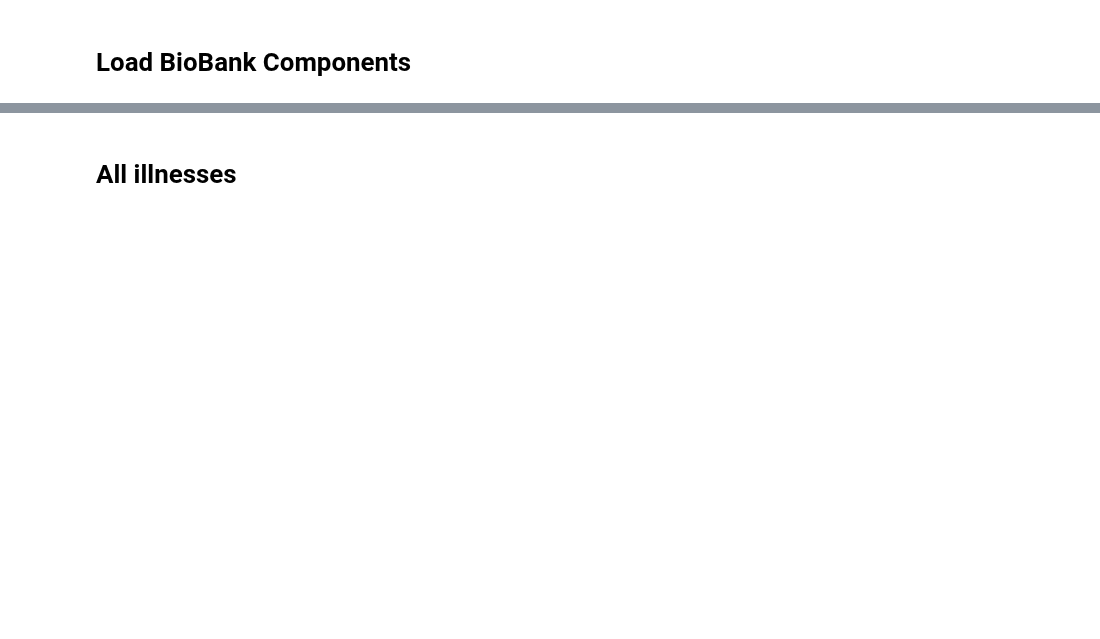
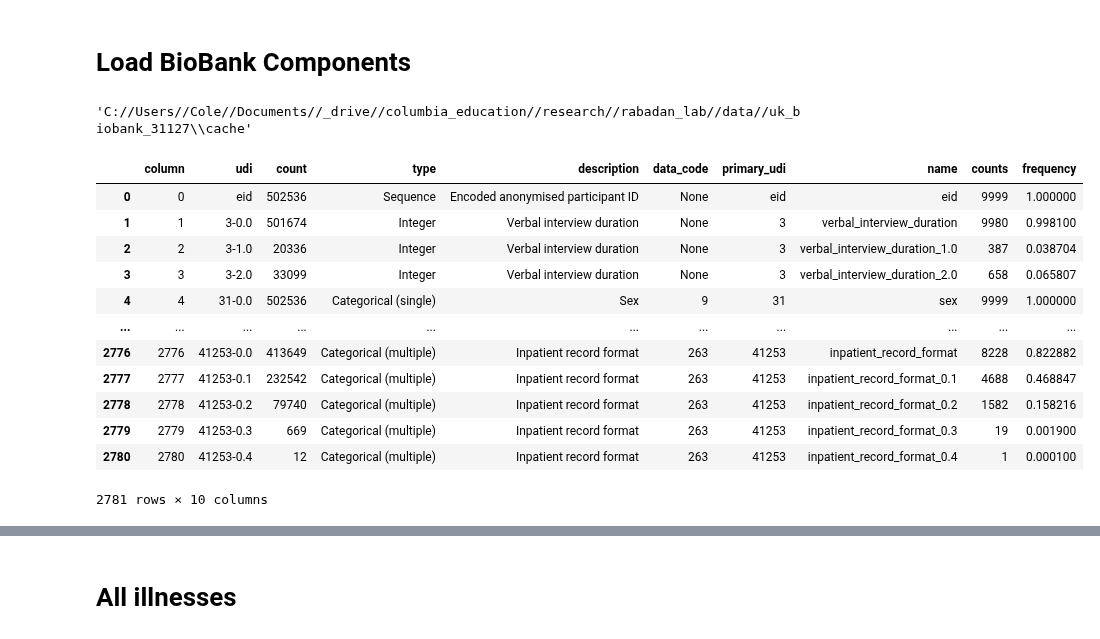
Before and after one commit to cole-khamnei/HLA_genotyping_associations, a Jupyter notebook: notebooks/comorbid_graph.ipynb, the cells around one changed output, grey strips where cells are left out. Cells and saved outputs as stored; diff of their text form; code cells hidden in the pictures; blank space fills up the shorter version.

```diff
--- a/notebooks/comorbid_graph.ipynb
+++ b/notebooks/comorbid_graph.ipynb
@@ -34,0 +37,40 @@ loaded = False
+# %%
+constants.UK_BIOBANK_CACHE_PATH
+# %% [output]
+'C://Users//Cole//Documents//_drive//columbia_education//research//rabadan_lab//data//uk_biobank_31127\\cache'
+# %%
+def pickle_dump(obj, path: str):
+    """"""
+    with open(path, 'wb') as pickle_handle:
+        pickle.dump(obj, pickle_handle)
+
+
+def pickle_load(path: str):
+    """"""
+    with open(path, 'rb') as pickle_handle:
+        return pickle.load(pickle_handle)
+# %%
+dev_mode = True
+signifier = ""
+arg_tag = f"{str(dev_mode).lower()}_{signifier.lower()}"
+index_cache_path = os.path.join(constants.UK_BIOBANK_CACHE_PATH, f"index_{arg_tag}.pkl")
+data_cache_path = os.path.join(constants.UK_BIOBANK_CACHE_PATH, f"data_{arg_tag}.pkl")
+med_code_mapping = os.path.join(constants.UK_BIOBANK_CACHE_PATH, f"med_code_mapping_{arg_tag}.pkl")
+
+pickle_dump(biobank_index, index_cache_path)
+# %%
+pickle_load(index_cache_path)
+# %% [output]
+|  | column | udi | count | type | description | data_code | primary_udi | name | counts | frequency |
+| 0 | 0 | eid | 502536 | Sequence | Encoded anonymised participant ID | None | eid | eid | 9999 | 1.000000 |
+| 1 | 1 | 3-0.0 | 501674 | Integer | Verbal interview duration | None | 3 | verbal_interview_duration | 9980 | 0.998100 |
+| 2 | 2 | 3-1.0 | 20336 | Integer | Verbal interview duration | None | 3 | verbal_interview_duration_1.0 | 387 | 0.038704 |
+| 3 | 3 | 3-2.0 | 33099 | Integer | Verbal interview duration | None | 3 | verbal_interview_duration_2.0 | 658 | 0.065807 |
+| 4 | 4 | 31-0.0 | 502536 | Categorical (single) | Sex | 9 | 31 | sex | 9999 | 1.000000 |
+| ... | ... | ... | ... | ... | ... | ... | ... | ... | ... | ... |
+| 2776 | 2776 | 41253-0.0 | 413649 | Categorical (multiple) | Inpatient record format | 263 | 41253 | inpatient_record_format | 8228 | 0.822882 |
+| 2777 | 2777 | 41253-0.1 | 232542 | Categorical (multiple) | Inpatient record format | 263 | 41253 | inpatient_record_format_0.1 | 4688 | 0.468847 |
+| 2778 | 2778 | 41253-0.2 | 79740 | Categorical (multiple) | Inpatient record format | 263 | 41253 | inpatient_record_format_0.2 | 1582 | 0.158216 |
+| 2779 | 2779 | 41253-0.3 | 669 | Categorical (multiple) | Inpatient record format | 263 | 41253 | inpatient_record_format_0.3 | 19 | 0.001900 |
+| 2780 | 2780 | 41253-0.4 | 12 | Categorical (multiple) | Inpatient record format | 263 | 41253 | inpatient_record_format_0.4 | 1 | 0.000100 |
+2781 rows × 10 columns
```
Also changed, not shown: parts of 11 cells of this notebook, 3 other files.
